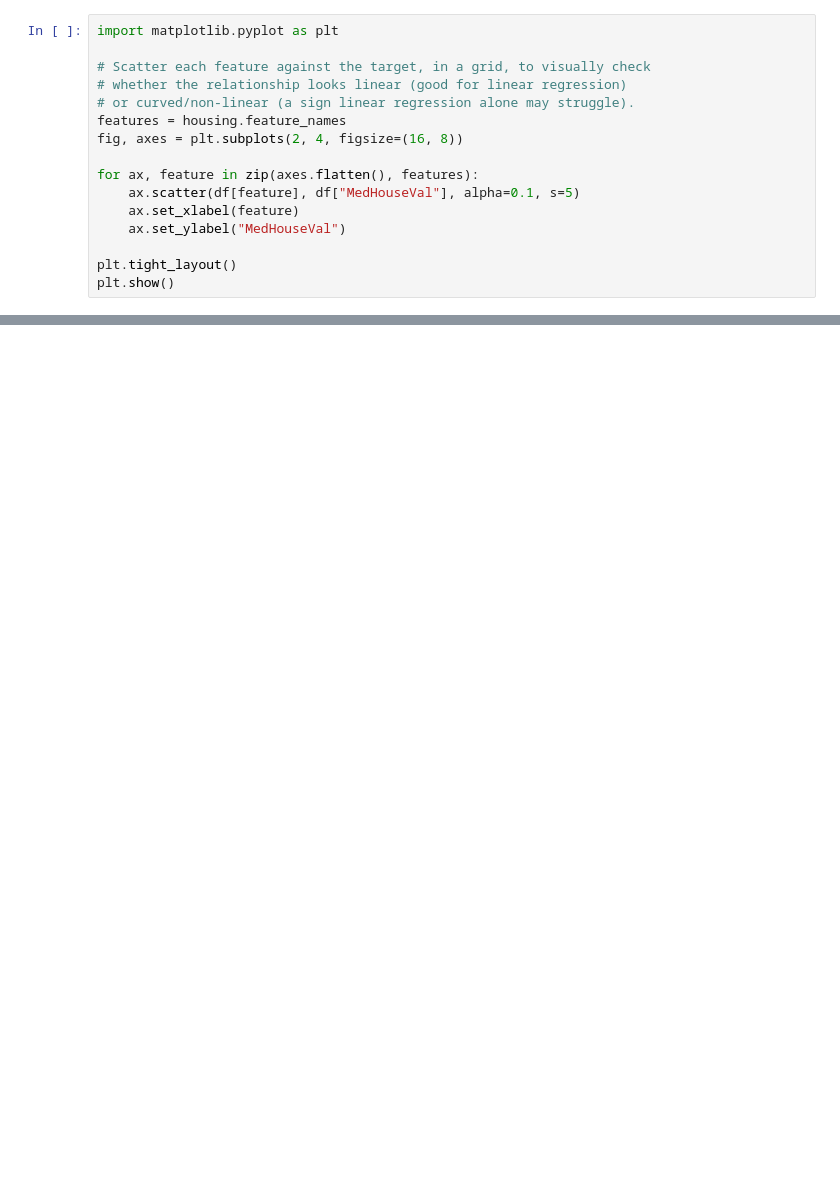
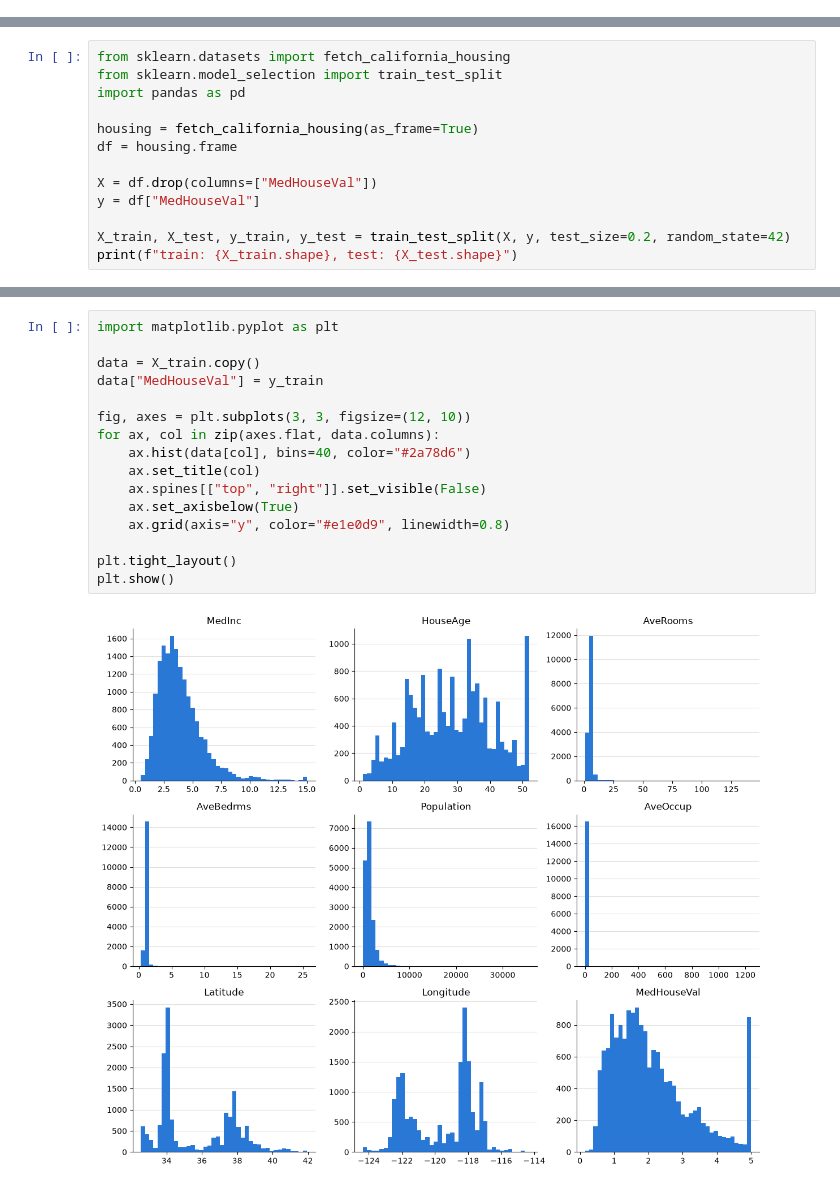
Before and after one commit to bjayles/machine-learning, a Jupyter notebook: learning/01-regression-housing/notebook.ipynb, the cells around one changed output, grey strips where cells are left out. Saved outputs shown, nothing was run; the diff lists cells and outputs as text; blank space fills up the shorter version.

```diff
--- a/learning/01-regression-housing/notebook.ipynb
+++ b/learning/01-regression-housing/notebook.ipynb
@@ -156,16 +0,0 @@ plt.show()
-# %%
-import matplotlib.pyplot as plt
-
-# Scatter each feature against the target, in a grid, to visually check
-# whether the relationship looks linear (good for linear regression)
-# or curved/non-linear (a sign linear regression alone may struggle).
-features = housing.feature_names
-fig, axes = plt.subplots(2, 4, figsize=(16, 8))
-
-for ax, feature in zip(axes.flatten(), features):
-    ax.scatter(df[feature], df["MedHouseVal"], alpha=0.1, s=5)
-    ax.set_xlabel(feature)
-    ax.set_ylabel("MedHouseVal")
-
-plt.tight_layout()
-plt.show()
@@ -173,0 +32,13 @@ plt.show()
+# %%
+from sklearn.datasets import fetch_california_housing
+from sklearn.model_selection import train_test_split
+import pandas as pd
+
+housing = fetch_california_housing(as_frame=True)
+df = housing.frame
+
+X = df.drop(columns=["MedHouseVal"])
+y = df["MedHouseVal"]
+
+X_train, X_test, y_train, y_test = train_test_split(X, y, test_size=0.2, random_state=42)
+print(f"train: {X_train.shape}, test: {X_test.shape}")
@@ -173,0 +81,18 @@ plt.show()
+# %%
+import matplotlib.pyplot as plt
+
+data = X_train.copy()
+data["MedHouseVal"] = y_train
+
+fig, axes = plt.subplots(3, 3, figsize=(12, 10))
+for ax, col in zip(axes.flat, data.columns):
+    ax.hist(data[col], bins=40, color="#2a78d6")
+    ax.set_title(col)
+    ax.spines[["top", "right"]].set_visible(False)
+    ax.set_axisbelow(True)
+    ax.grid(axis="y", color="#e1e0d9", linewidth=0.8)
+
+plt.tight_layout()
+plt.show()
+# %% [output]
+[figure, added]
```
Also changed, not shown: parts of 29 cells of this notebook.
